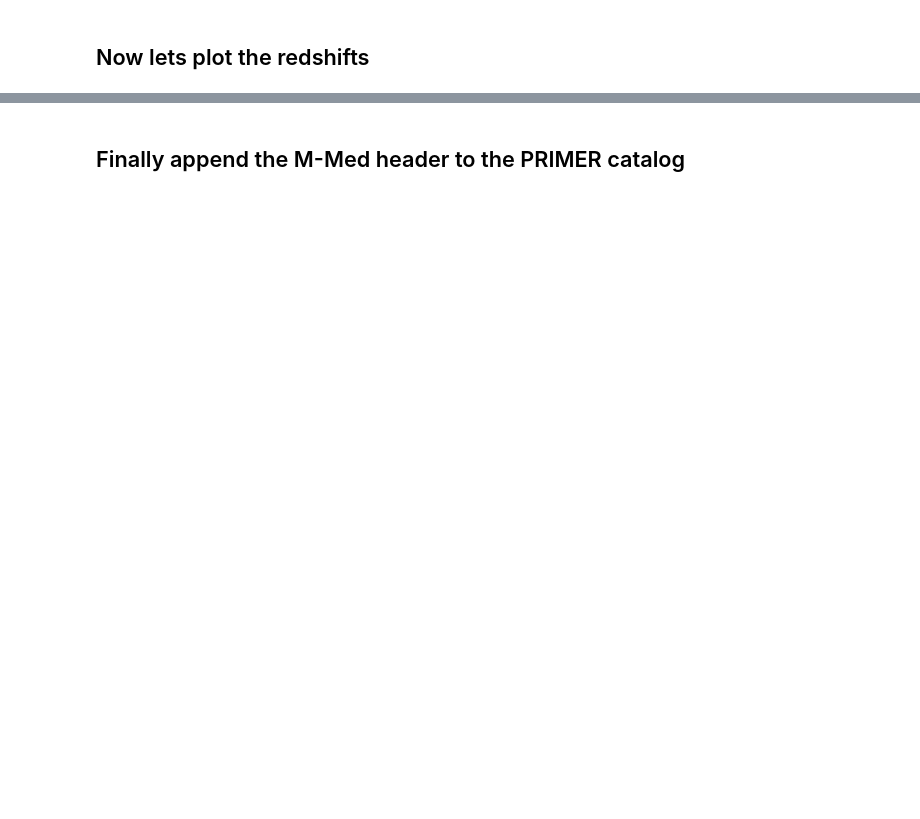
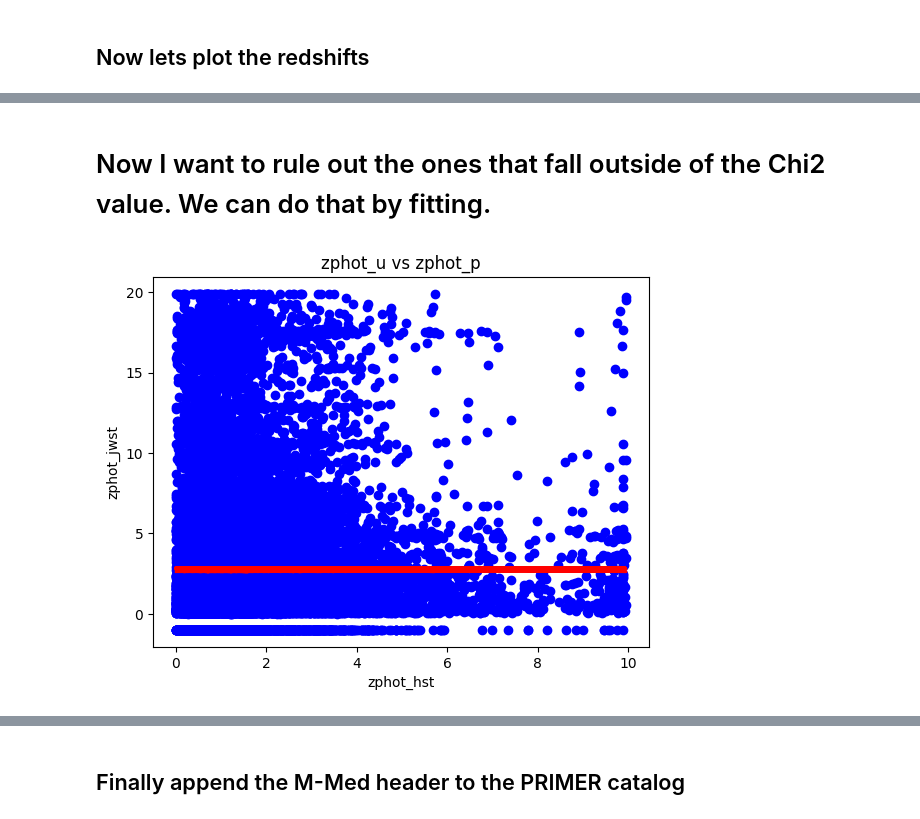
Before and after one commit to ChristianArgueta/AGN-NERDS, a Jupyter notebook: RADEC.ipynb, the cells around one changed output, grey strips where cells are left out. Saved outputs shown, nothing was run; the diff lists cells and outputs as text; code cells hidden in the pictures; blank space fills up the shorter version.

```diff
--- a/RADEC.ipynb
+++ b/RADEC.ipynb
@@ -305,0 +257,22 @@ plt.show()
+# %% [markdown]
+# Now I want to rule out the ones that fall outside of the Chi2 value. We can do that by fitting.
+# %%
+
+coefficients = np.polyfit(zphot_c_array_trimmed, zphot_p_array_trimmed, 1)
+m = coefficients[0]  # slope
+b = coefficients[1]  # y-intercept
+
+# Generate the line using the fitted coefficients
+line = m * zphot_p_array_trimmed + b
+
+# Plot the line on the scatter plot
+plt.scatter(zphot_c_array_trimmed, zphot_p_array_trimmed, c='blue')
+plt.plot(zphot_c_array_trimmed, line, c='red')
+
+plt.xlabel('zphot_hst')
+plt.ylabel('zphot_jwst')
+plt.title('zphot_u vs zphot_p')
+
+plt.show()
+# %% [output]
+[figure, added]
```
Also changed, not shown: parts of 8 cells of this notebook.
